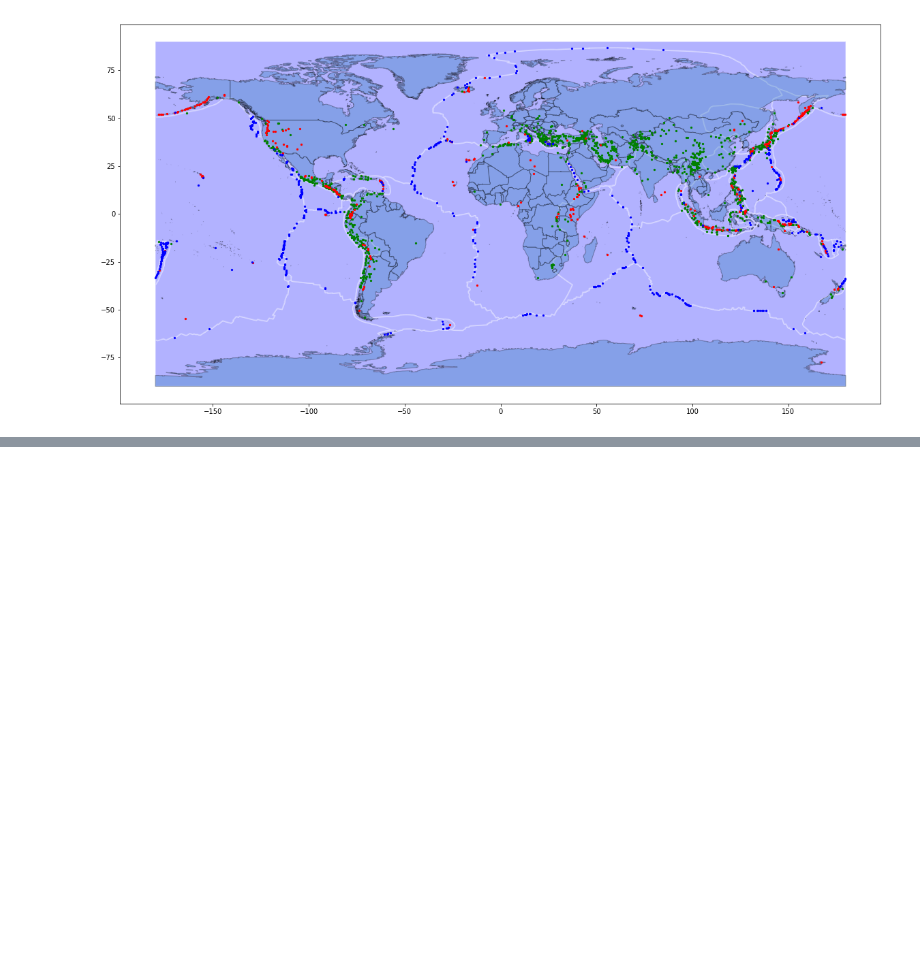
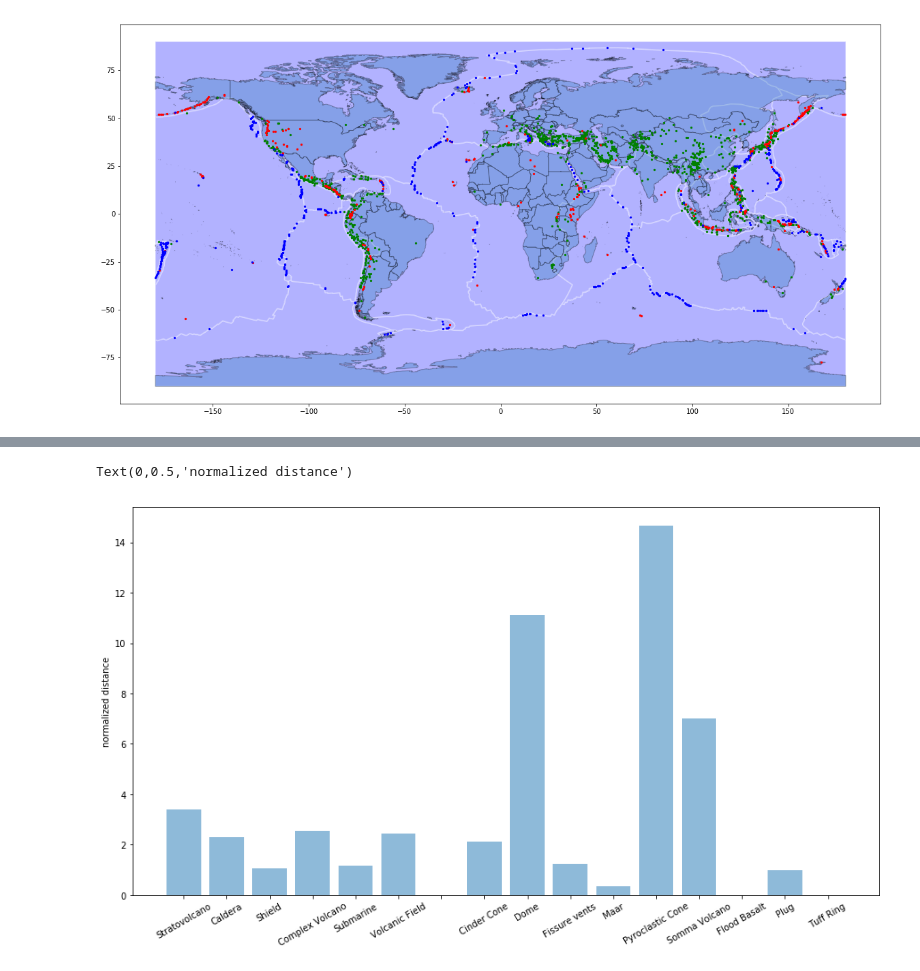
Before and after one commit to smitamisra/StrikingRobo_Earthquakes, a Jupyter notebook: Refactor1.ipynb, the cells around one changed output, grey strips where cells are left out. Saved outputs shown, nothing was run; the diff lists cells and outputs as text; code cells hidden in the pictures; blank space fills up the shorter version.

```diff
--- a/Refactor1.ipynb
+++ b/Refactor1.ipynb
@@ -272,6 +248,4 @@ for tr in table.find_all("tr")[1:]:
 # %%
-# Create volcanos df from columns and rows we just scraped
-volcanoes = pd.DataFrame(rows_v, columns=columns_v)
 volcanoes.columns = ["Name", "Country", "Type", "lat", "lng", "Elevation"]
 
 # Cleaning a few rows in the df
@@ -362,0 +425,17 @@ vents_gdf.plot(ax=ax, markersize=5, color="blue")
+# %%
+quakes_closest = dict(quake_vol_dist["closest_vol"].value_counts())
+volcanoes = dict(volcanoes_gdf['Type'].value_counts())
+
+to_np = list()
+for key, value in volcanoes.items():
+    key = key.strip()
+    compare = dict(
+        type=key,
+        volcanoes=value
+    )
+
+    compare['earthquakes'] = quakes_closest.get(key, 0)
+
+    to_np.append(compare)
+
+to_np
@@ -362,0 +459,29 @@ vents_gdf.plot(ax=ax, markersize=5, color="blue")
+# %%
+"""CORRECTING FOR DIFFERENCES IN NUM OF VOLCANOES"""
+# distance count as shown above
+type_list = list()
+dist_count = list()
+vol_count = list()
+for vol_type in to_np:
+    dist_count.append(vol_type['earthquakes'])
+    vol_count.append(vol_type['volcanoes'])
+    type_list.append(vol_type['type'])
+
+
+dist_count = np.array(dist_count)
+# value count of the original dataframe
+vol_count = np.array(vol_count)
+
+normalized_dist = np.divide(dist_count, vol_count)
+# %%
+# Plotting out the normalized distances
+# Notice the difference in the graph. Pyroclastic very obviously stands out
+y_pos = np.arange(len(normalized_dist))
+
+plt.figure(figsize=(15,8))
+plt.bar(y_pos, normalized_dist, alpha=0.5)
+plt.xticks(y_pos, type_list, rotation=30)
+plt.ylabel('normalized distance')
+# %% [output]
+Text(0,0.5,'normalized distance')
+[figure, added]
```
Also changed, not shown: parts of 47 cells of this notebook, 1 other file.
